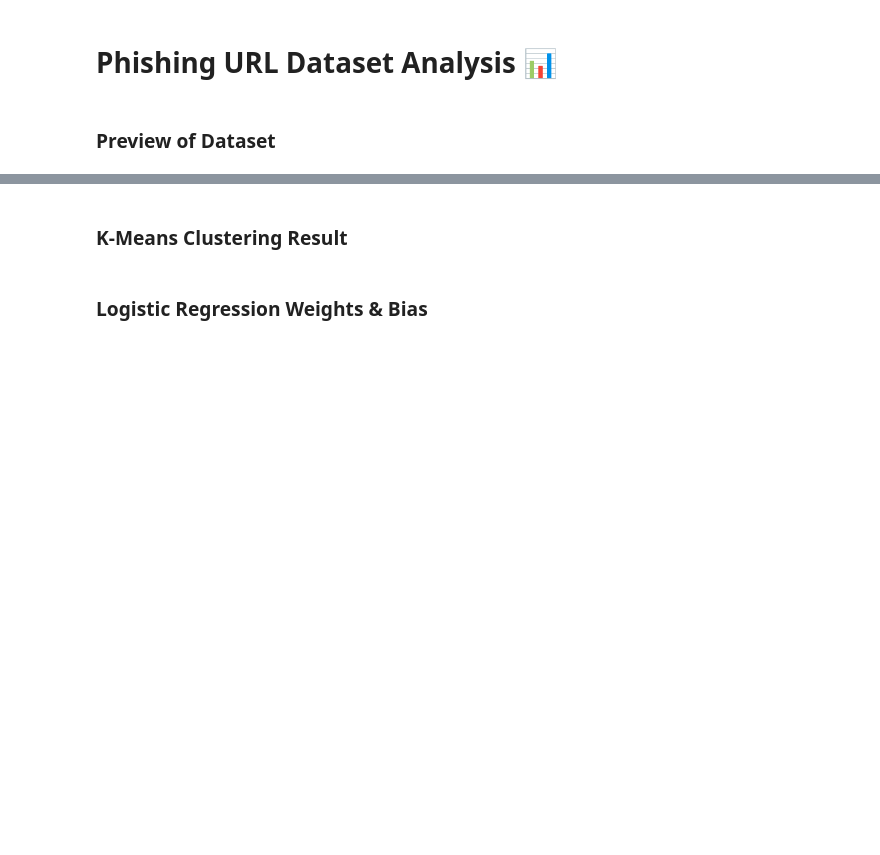
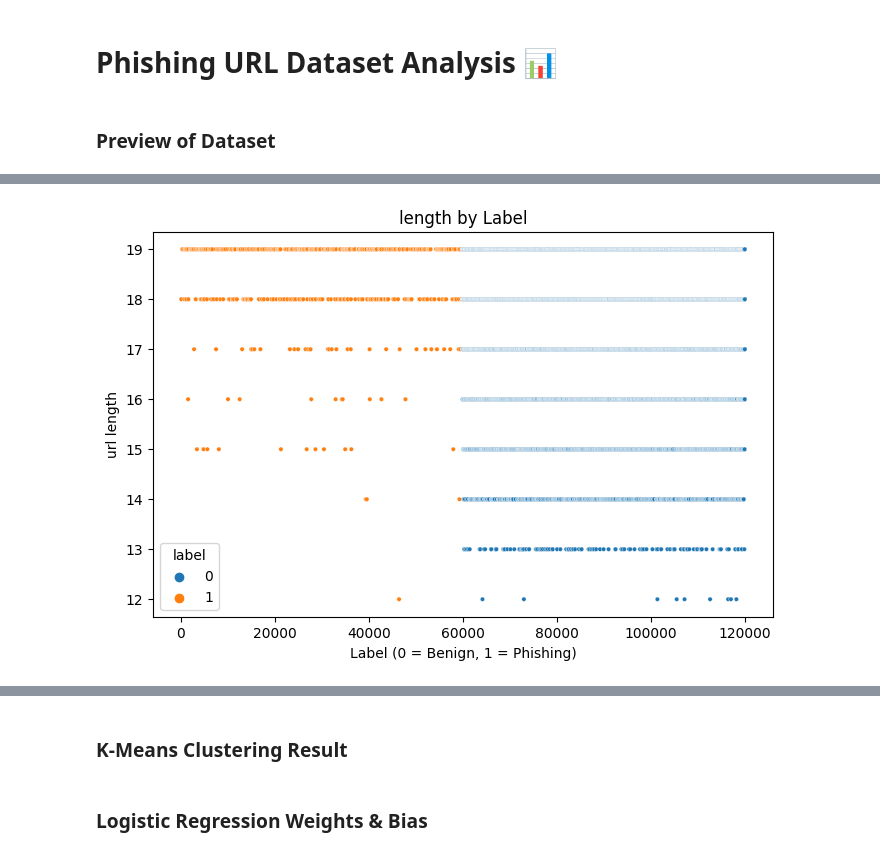
Before and after one commit to mayabenzeev/PhishingDetector_Extension, a Jupyter notebook: phishing_analysis.ipynb, the cells around one changed output, grey strips where cells are left out. Saved outputs shown, nothing was run; the diff lists cells and outputs as text; code cells hidden in the pictures; blank space fills up the shorter version.

```diff
--- a/phishing_analysis.ipynb
+++ b/phishing_analysis.ipynb
@@ -22,0 +84,11 @@ plt.show()
+# %%
+import seaborn as sns
+import matplotlib.pyplot as plt
+plt.figure(figsize=(8, 5))
+sns.scatterplot(data=df, x='id', y='url_length', hue='label',s=10)
+plt.title('length by Label')
+plt.xlabel('Label (0 = Benign, 1 = Phishing)')
+plt.ylabel('url length')
+plt.show()
+# %% [output]
+[figure, added]
```
Also changed, not shown: parts of 19 cells of this notebook, 2 other files.
